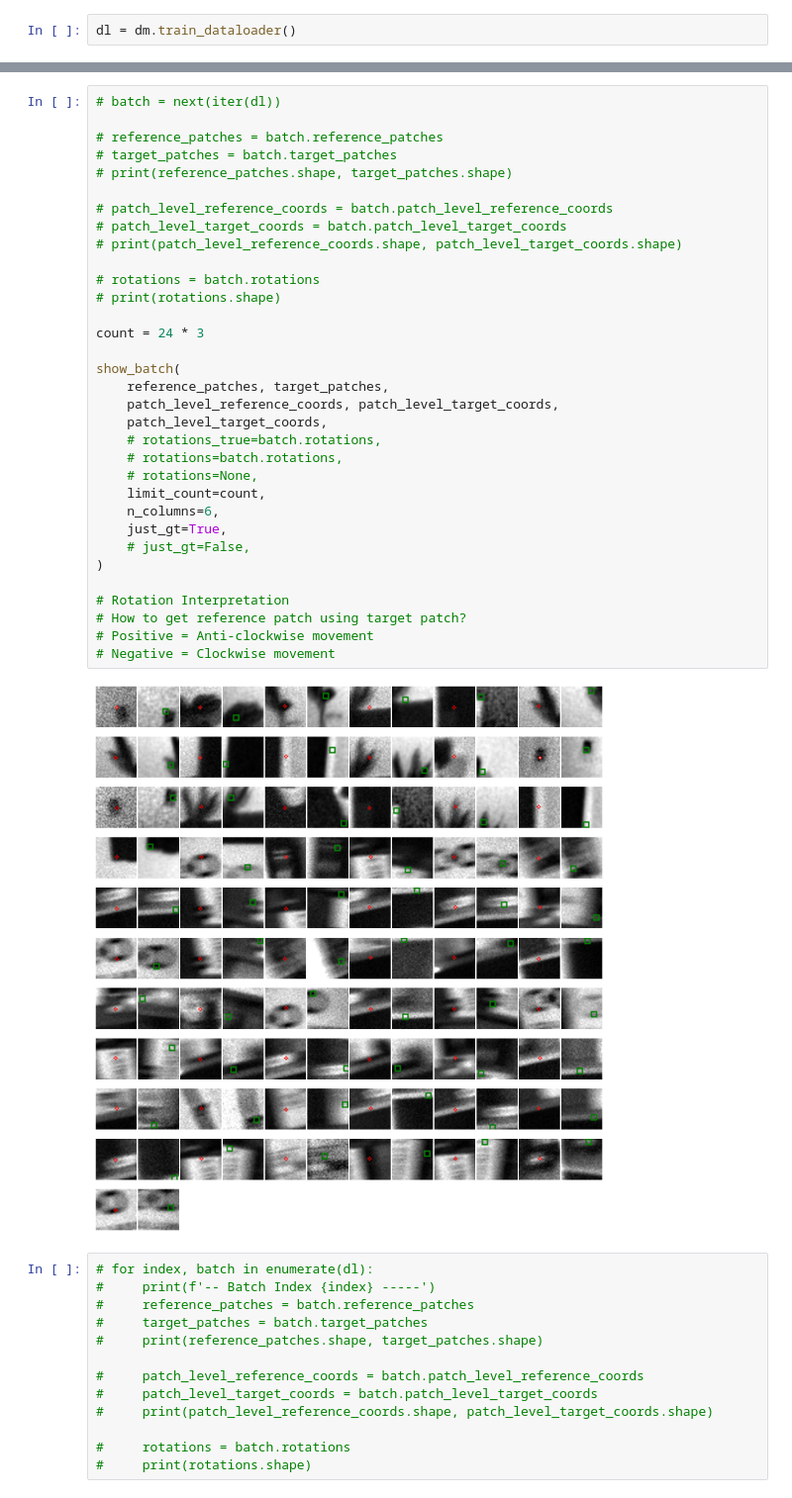
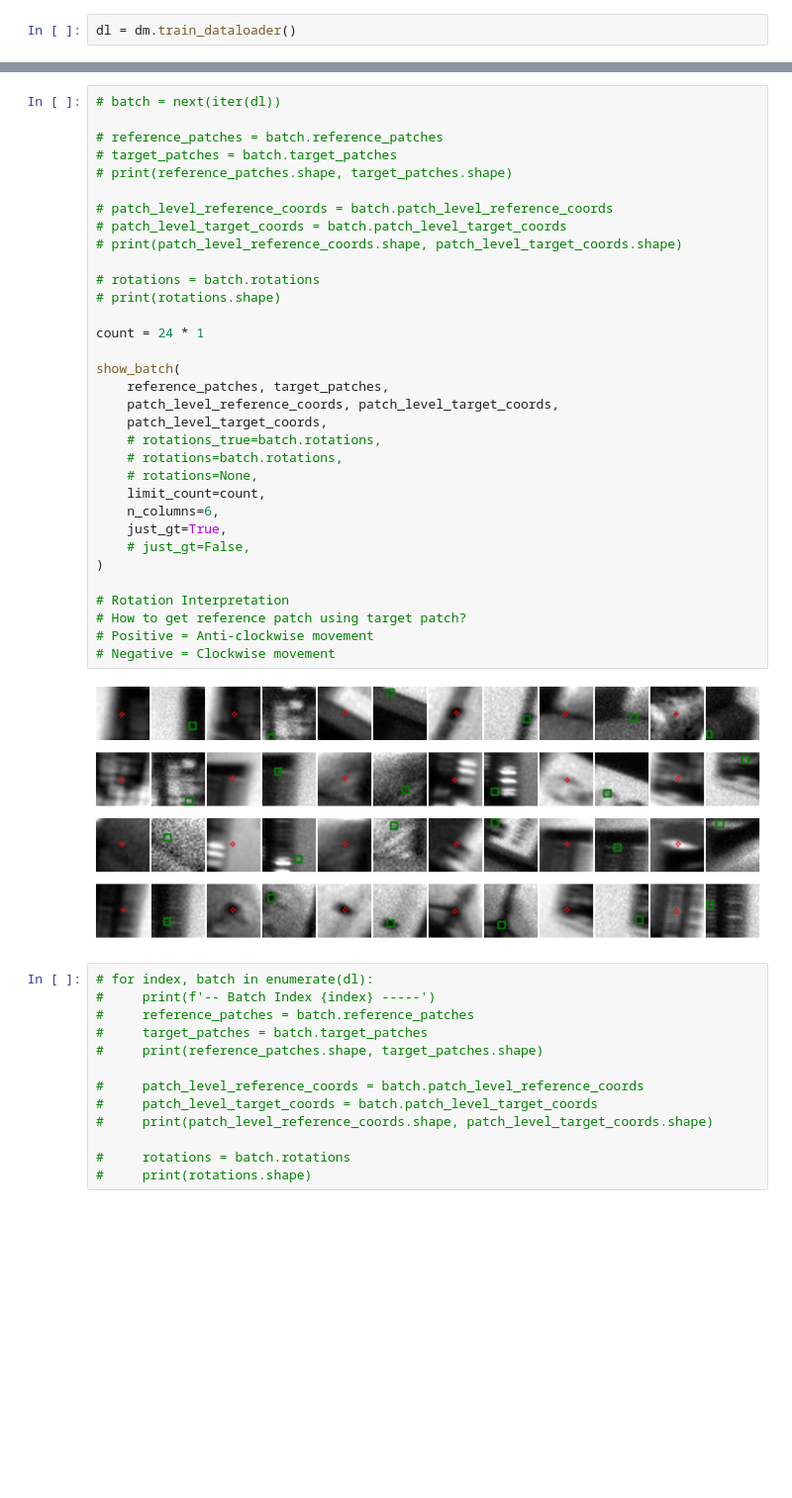
Before and after one commit to pranav-ap/keypoint_matcher, a Jupyter notebook: notebooks/explore_model.ipynb, the cells around one changed output, grey strips where cells are left out. Shown at 99% size. Drawn from its saved outputs; the diff is of its cells as text; blank space fills up the shorter version.

```diff
--- a/notebooks/explore_model.ipynb
+++ b/notebooks/explore_model.ipynb
@@ -64,35 +64,35 @@ torch.Size([61, 2]) torch.Size([61, 2])
 # reference_patches = batch.reference_patches
 # target_patches = batch.target_patches
 # print(reference_patches.shape, target_patches.shape)
 
 # patch_level_reference_coords = batch.patch_level_reference_coords
 # patch_level_target_coords = batch.patch_level_target_coords
 # print(patch_level_reference_coords.shape, patch_level_target_coords.shape)
 
 # rotations = batch.rotations
 # print(rotations.shape)
 
-count = 24 * 3
+count = 24 * 1
 
 show_batch(
     reference_patches, target_patches,
     patch_level_reference_coords, patch_level_target_coords,
     patch_level_target_coords,
     # rotations_true=batch.rotations,
     # rotations=batch.rotations,
     # rotations=None,
     limit_count=count,
     n_columns=6,
     just_gt=True,
     # just_gt=False,
 )
 
 # Rotation Interpretation
 # How to get reference patch using target patch?
 # Positive = Anti-clockwise movement
 # Negative = Clockwise movement
 # %% [output]
-[figure, old version]
+[figure, new version]
 # %%
 # for index, batch in enumerate(dl):
 #     print(f'-- Batch Index {index} -----')
```
Also changed, not shown: parts of 16 cells of this notebook, 4 other files.
